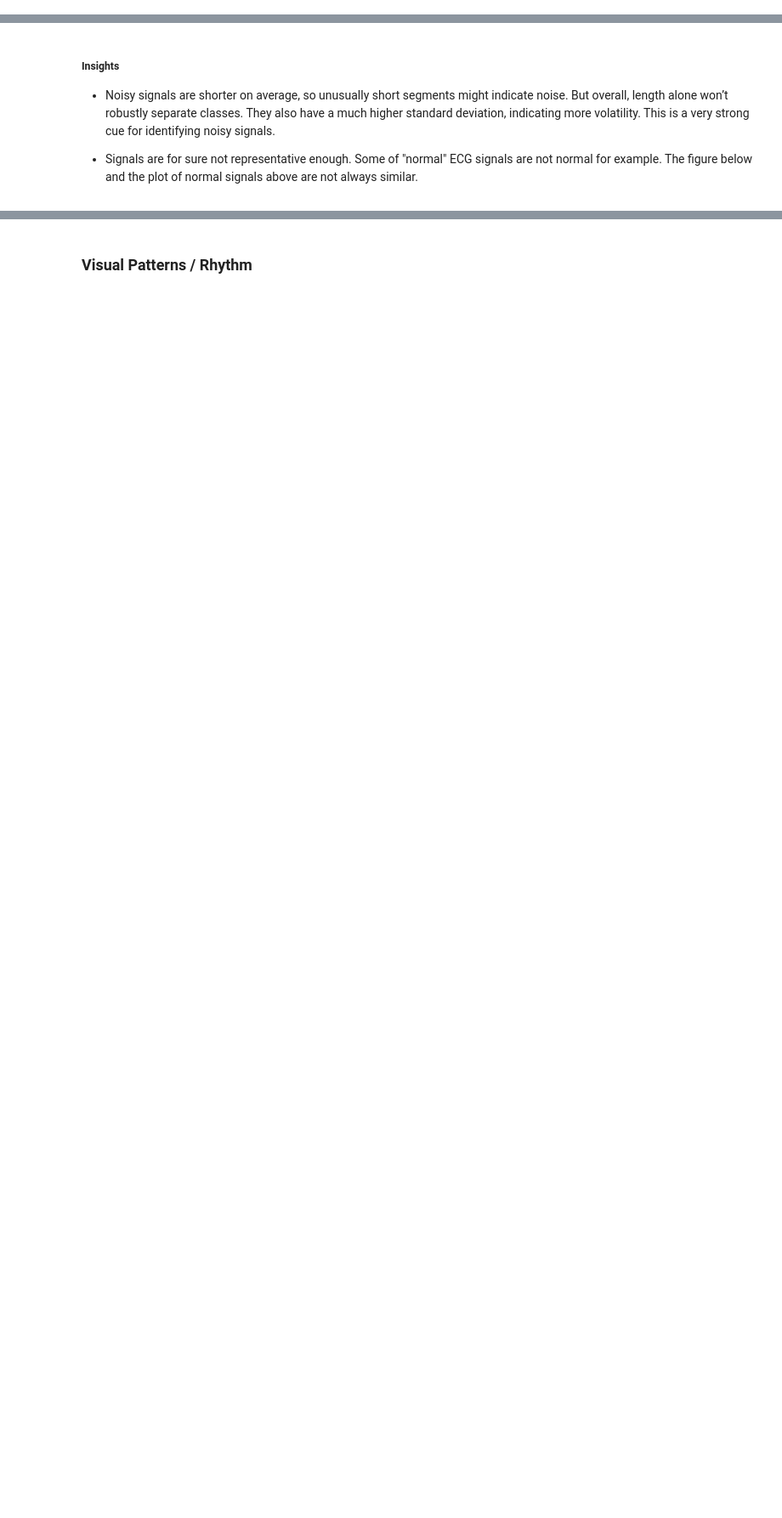
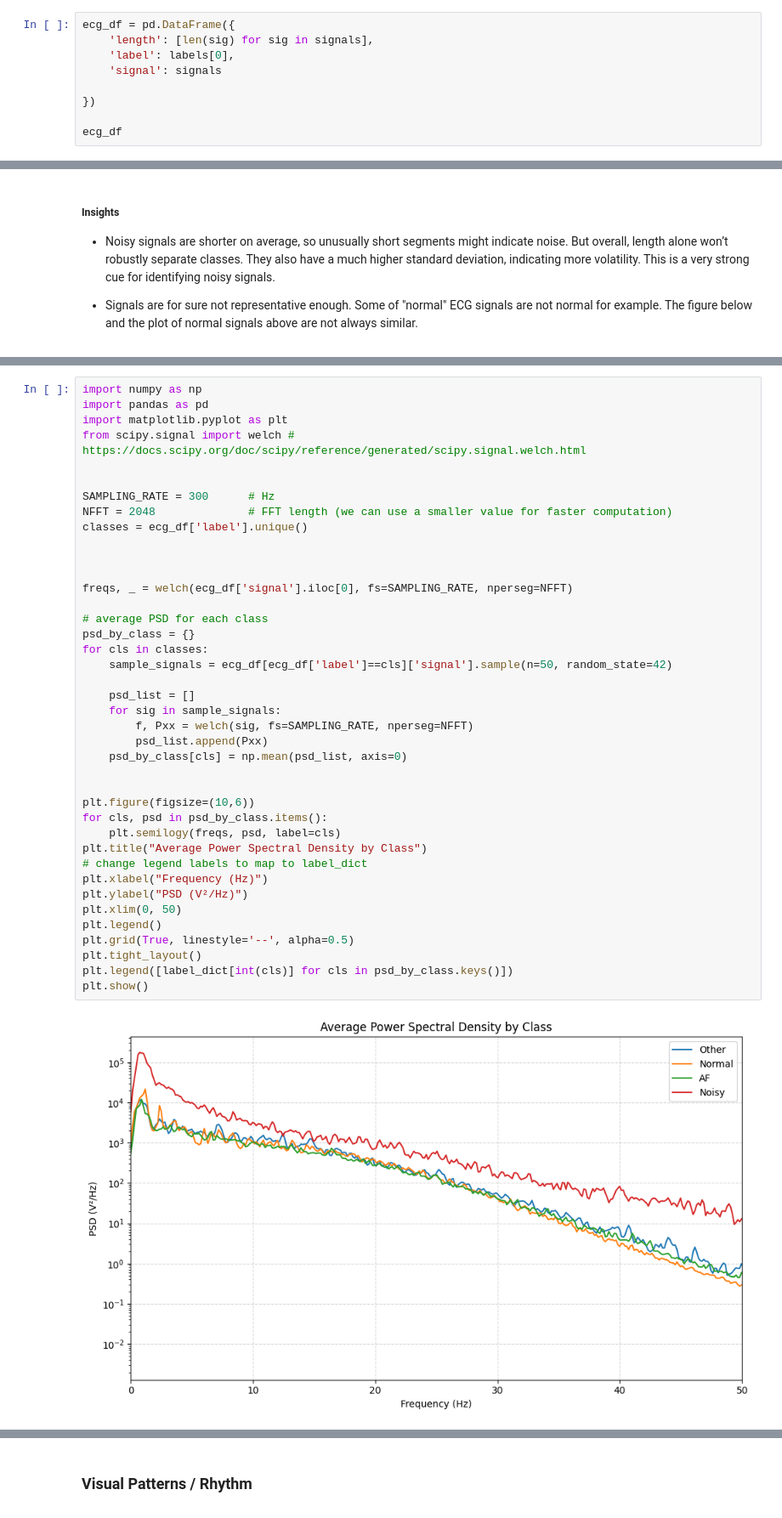
Before and after one commit to emirhansarioglu/ecg-timeseries-model, a Jupyter notebook: Dataset_Exploration/EDA.ipynb, the cells around one changed output, grey strips where cells are left out. Shown at 85% size. Drawn from its saved outputs; the diff is of its cells as text; blank space fills up the shorter version.

```diff
--- a/Dataset_Exploration/EDA.ipynb
+++ b/Dataset_Exploration/EDA.ipynb
@@ -164,0 +172,9 @@ max_value: 7440
+# %%
+ecg_df = pd.DataFrame({
+    'length': [len(sig) for sig in signals],
+    'label': labels[0],
+    'signal': signals
+
+})
+
+ecg_df
@@ -169,0 +283,42 @@ max_value: 7440
+# %%
+import numpy as np
+import pandas as pd
+import matplotlib.pyplot as plt
+from scipy.signal import welch # https://docs.scipy.org/doc/scipy/reference/generated/scipy.signal.welch.html
+
+
+SAMPLING_RATE = 300      # Hz
+NFFT = 2048              # FFT length (we can use a smaller value for faster computation)
+classes = ecg_df['label'].unique()
+
+
+
+freqs, _ = welch(ecg_df['signal'].iloc[0], fs=SAMPLING_RATE, nperseg=NFFT)
+
+# average PSD for each class
+psd_by_class = {}
+for cls in classes:
+    sample_signals = ecg_df[ecg_df['label']==cls]['signal'].sample(n=50, random_state=42)
+
+    psd_list = []
+    for sig in sample_signals:
+        f, Pxx = welch(sig, fs=SAMPLING_RATE, nperseg=NFFT)
+        psd_list.append(Pxx)
+    psd_by_class[cls] = np.mean(psd_list, axis=0)
+
+
+plt.figure(figsize=(10,6))
+for cls, psd in psd_by_class.items():
+    plt.semilogy(freqs, psd, label=cls)
+plt.title("Average Power Spectral Density by Class")
+# change legend labels to map to label_dict
+plt.xlabel("Frequency (Hz)")
+plt.ylabel("PSD (V²/Hz)")
+plt.xlim(0, 50)
+plt.legend()
+plt.grid(True, linestyle='--', alpha=0.5)
+plt.tight_layout()
+plt.legend([label_dict[int(cls)] for cls in psd_by_class.keys()])
+plt.show()
+# %% [output]
+[figure, added]
```
Also changed, not shown: parts of 20 cells of this notebook, 1 other file.
